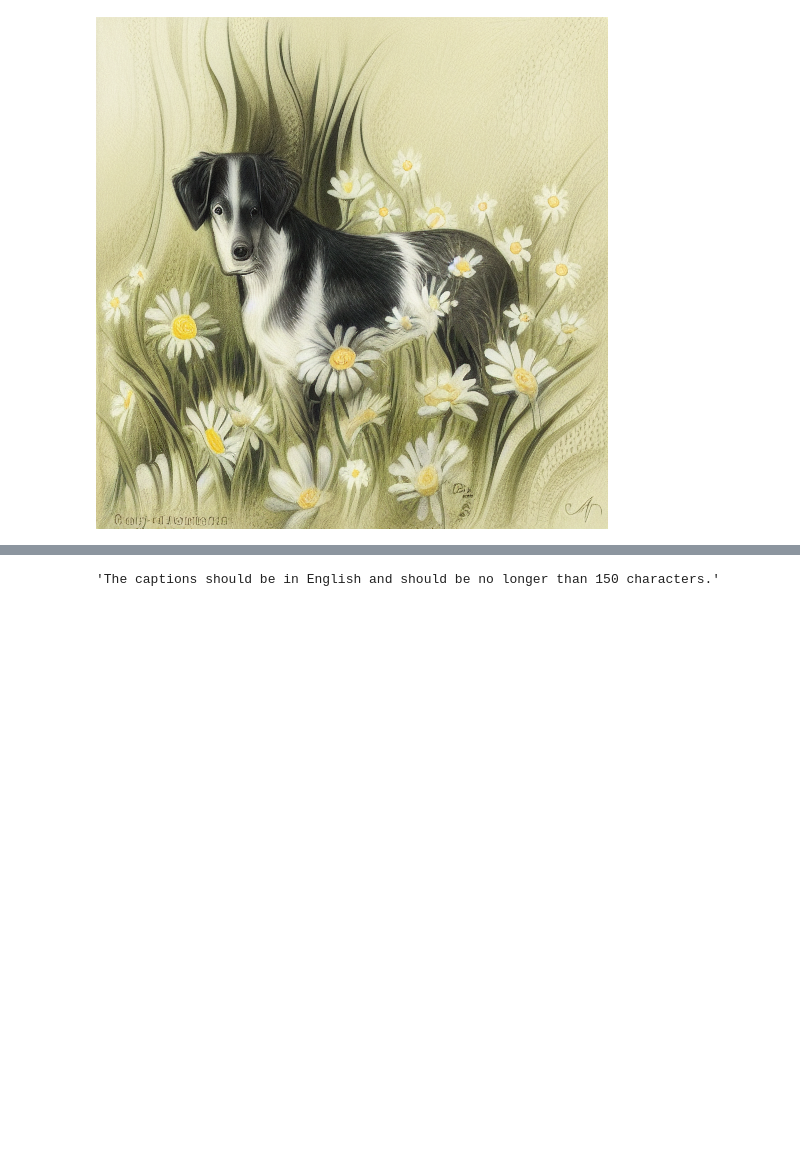
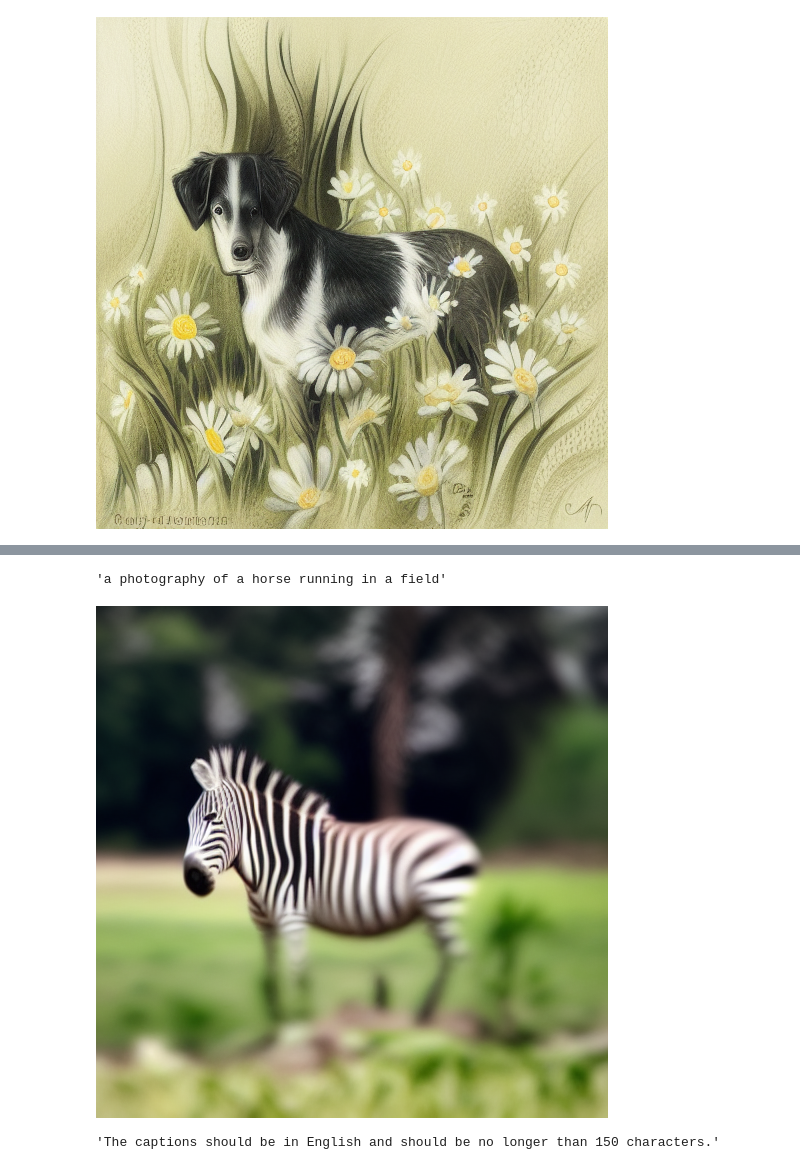
Before and after one commit to softmurata/colab_notebooks, a Jupyter notebook: pix2pix/huggingface_pix2pixzero.ipynb, the cells around one changed output, grey strips where cells are left out. Saved outputs shown, nothing was run; the diff lists cells and outputs as text; code cells hidden in the pictures; blank space fills up the shorter version.

```diff
--- a/pix2pix/huggingface_pix2pixzero.ipynb
+++ b/pix2pix/huggingface_pix2pixzero.ipynb
@@ -138,0 +169,4 @@ display(Image.open("edited_image.png"))
+# %%
+caption
+# %% [output]
+'a photography of a horse running in a field'
@@ -139,3 +197,7 @@ display(Image.open("edited_image.png"))
+# %%
+display(Image.open("edited_image_horse2zebra.png"))
+# %% [output]
+[figure, added]
 # %%
 #@title generate source embedding and target embedding with flan
 import torch
```
Also changed, not shown: parts of 5 cells of this notebook.
